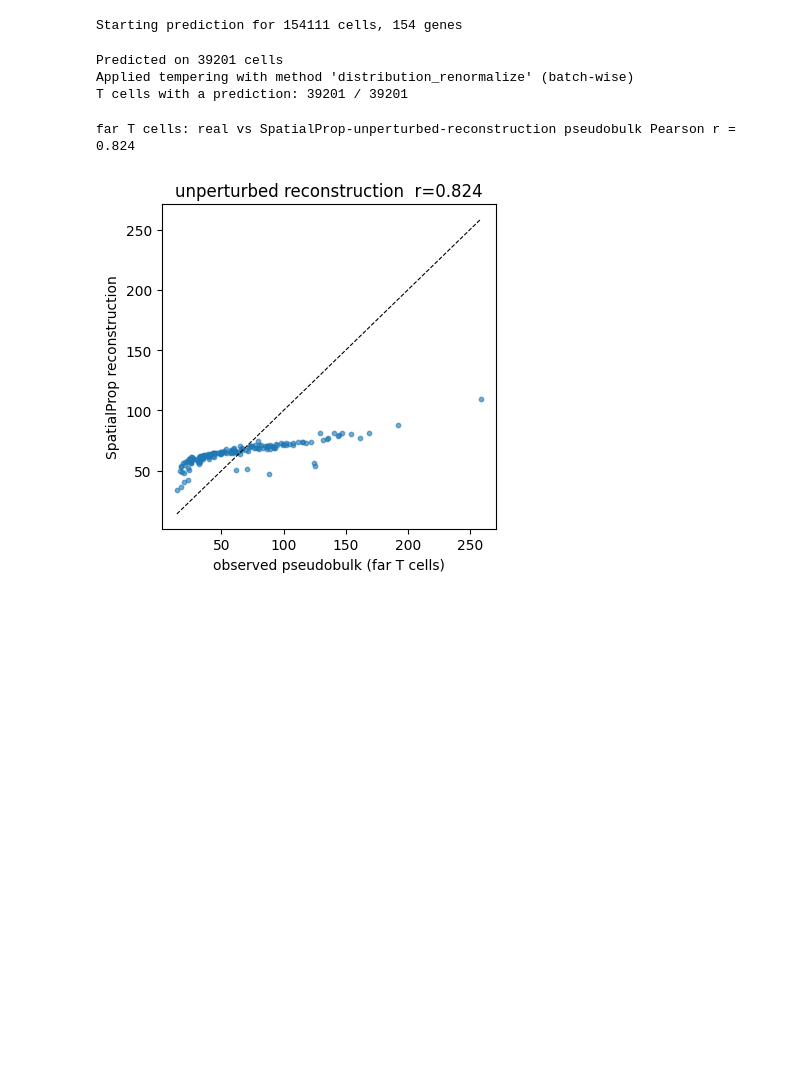
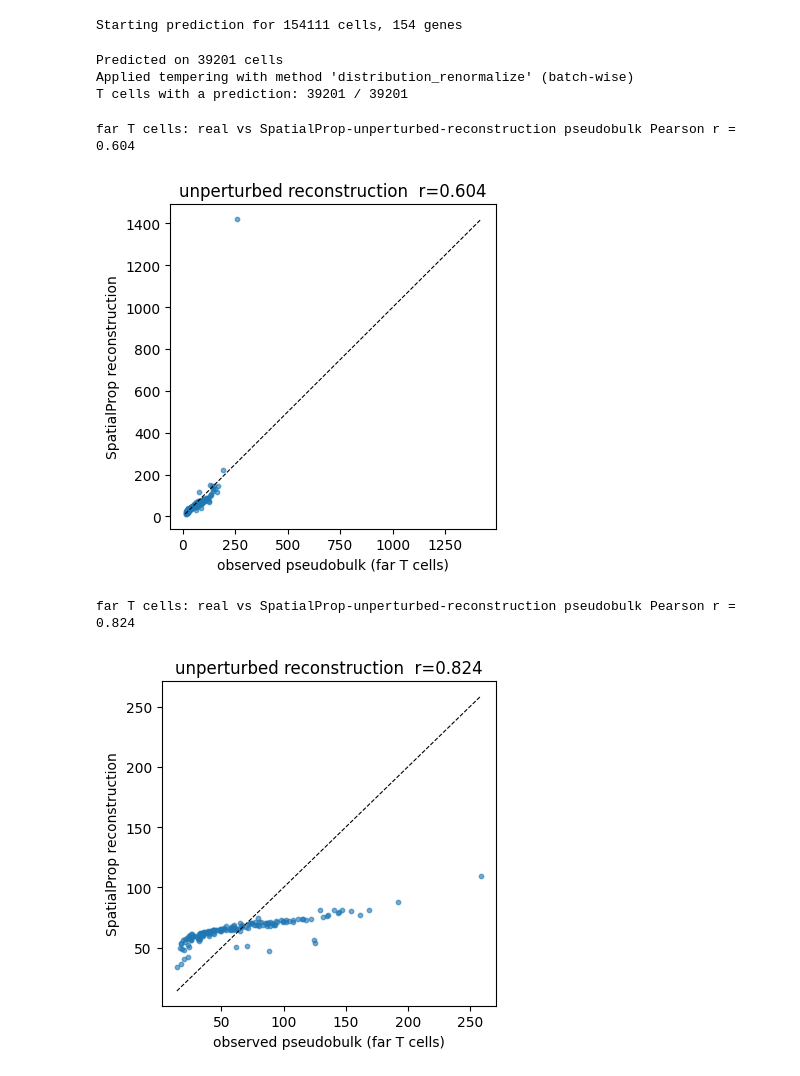
Before and after one commit to PMBio/cellina-reproducibility, a Jupyter notebook: notebooks/in_vivo/spprop_analysis.ipynb, the cells around one changed output. Saved outputs shown, nothing was run; the diff lists cells and outputs as text; code cells hidden in the pictures; blank space fills up the shorter version.

```diff
--- a/notebooks/in_vivo/spprop_analysis.ipynb
+++ b/notebooks/in_vivo/spprop_analysis.ipynb
@@ -347,6 +347,46 @@ Starting prediction for 154111 cells, 154 genes
 Predicted on 39201 cells
 Applied tempering with method 'distribution_renormalize' (batch-wise)
 T cells with a prediction: 39201 / 39201
+# %%
+N_GENES = 154
+FAR_ROW_SCALE = ln[far].sum(1)   # each far T cell's real (pre-renormalization) log1p row-sum
+
+def to_expr(x, row_scale):
+    """Undo SpatialAgingCellDataset's log-space renormalize-to-N_GENES *before* expm1 (must
+    happen in that order -- doing it after expm1 would be a power, not a product, and would
+    NOT preserve gene-to-gene ratios). `row_scale` substitutes each far T cell's own real
+    log1p row-sum for the (unrecoverable) row-sum of the counterfactual prediction."""
+    x_hat = x * (row_scale[:, None] / N_GENES)
+    return np.clip(np.expm1(x_hat), 0, None)
+
+def insert(tag, delta, overwrite=False):
+    pred_far = run_condition(tag, delta, overwrite)
+    control = _normalize_counts(adata.X[far])
+    cf = _normalize_counts(to_expr(pred_far, FAR_ROW_SCALE))
+    return lfc(pn(cf), pn(control)), cf
+# %%
+def pn(x):
+    """pseudobulk: total-normalize each cell to 1e4, then average across cells."""
+    x = np.asarray(x, float)
+    return (x / (x.sum(1, keepdims=True) + 1e-8) * 1e4).mean(0)
+
+def lfc(a, b):
+    return np.log(a + 1) - np.log(b + 1)
+
+real_far = pn(np.asarray(adata_sp.X)[far])
+recon_far = pn(to_expr(pred_unpert[far], FAR_ROW_SCALE))
+r_recon = pearsonr(real_far, recon_far)[0]
+print(f"far T cells: real vs SpatialProp-unperturbed-reconstruction pseudobulk Pearson r = {r_recon:.3f}")
+
+plt.figure(figsize=(4.2, 4.2))
+plt.scatter(real_far, recon_far, s=10, alpha=.6)
+lo, hi = min(real_far.min(), recon_far.min()), max(real_far.max(), recon_far.max())
+plt.plot([lo, hi], [lo, hi], "k--", lw=.8)
+plt.xlabel("observed pseudobulk (far T cells)"); plt.ylabel("SpatialProp reconstruction")
+plt.title(f"unperturbed reconstruction  r={r_recon:.3f}"); plt.tight_layout(); plt.show()
+# %% [output]
+far T cells: real vs SpatialProp-unperturbed-reconstruction pseudobulk Pearson r = 0.604
+[figure, added]
 # %%
 def pn(x):
     """pseudobulk: total-normalize each cell to 1e4, then average across cells."""
```
Also changed, not shown: parts of 8 cells of this notebook, 1 other file.
